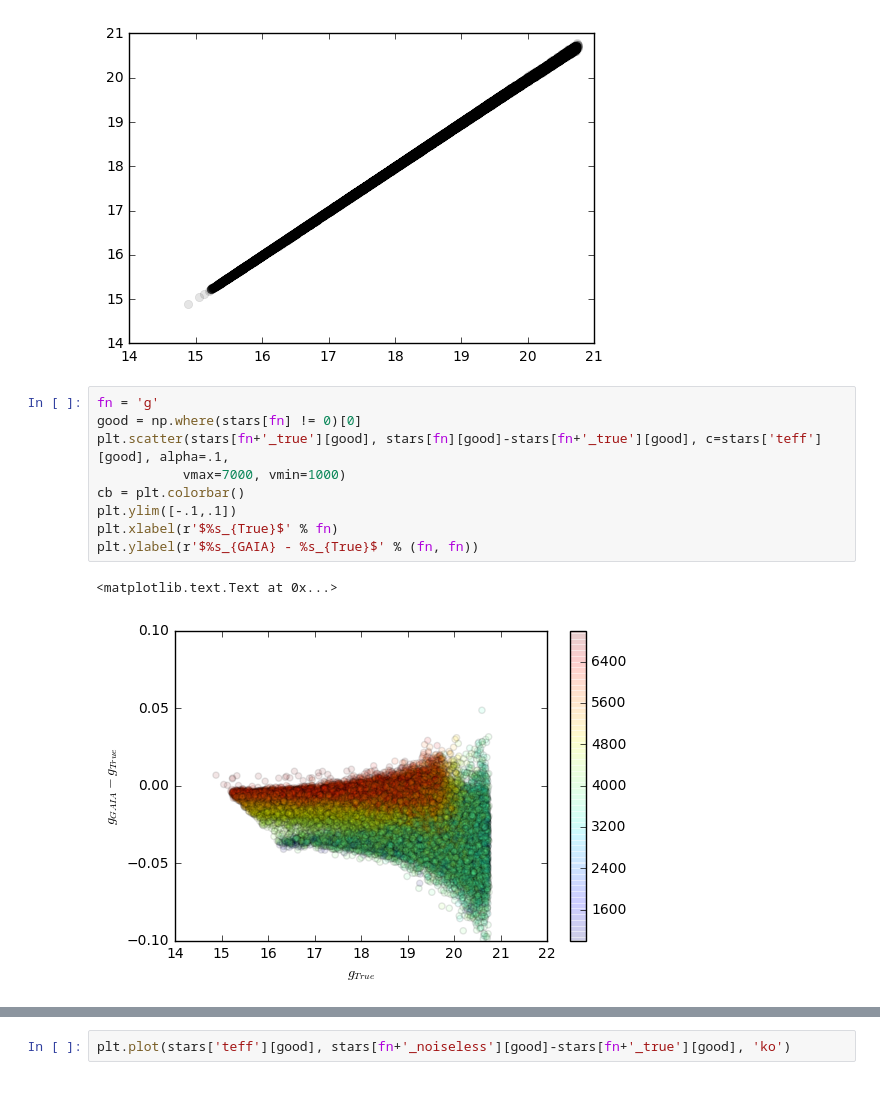
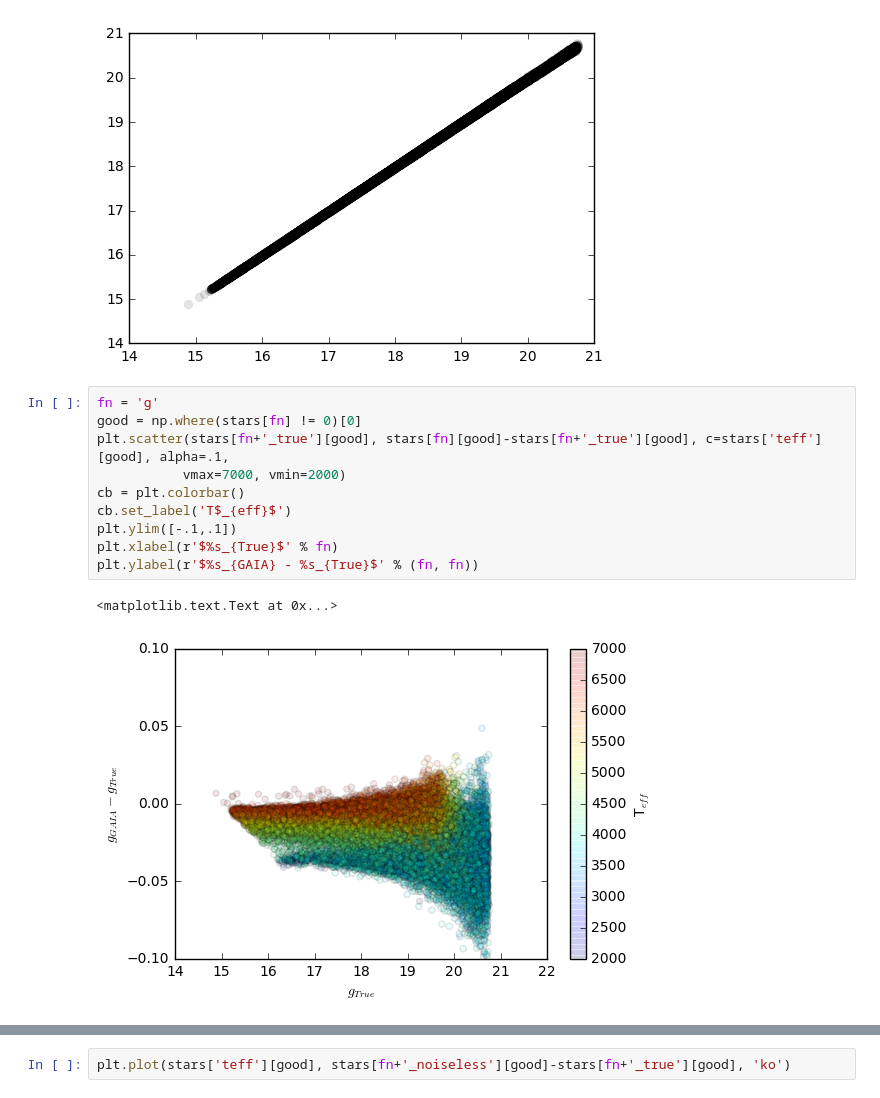
Before and after one commit to lsst-sims/sims_gaia_calib, a Jupyter notebook: python/blargh.ipynb, the cells around one changed output, grey strips where cells are left out. Drawn from its saved outputs; the diff is of its cells as text.

Commit message:
updating plots

```diff
--- a/python/blargh.ipynb
+++ b/python/blargh.ipynb
@@ -44,15 +50,16 @@ plt.plot(stars['g_true'][good], stars['g'][good], 'ko', alpha=.1)
 # %%
 fn = 'g'
 good = np.where(stars[fn] != 0)[0]
 plt.scatter(stars[fn+'_true'][good], stars[fn][good]-stars[fn+'_true'][good], c=stars['teff'][good], alpha=.1,
-           vmax=7000, vmin=1000)
+           vmax=7000, vmin=2000)
 cb = plt.colorbar()
+cb.set_label('T$_{eff}$')
 plt.ylim([-.1,.1])
 plt.xlabel(r'$%s_{True}$' % fn)
 plt.ylabel(r'$%s_{GAIA} - %s_{True}$' % (fn, fn))
 # %% [output]
 <matplotlib.text.Text at 0x...>
-[figure, old version]
+[figure, new version]
 # %%
 plt.scatter(stars[fn+'_true'][good], stars[fn+'_noiseless'][good]-stars[fn+'_true'][good],
             c=stars['teff'][good], alpha=.1,
```
Also changed, not shown: parts of 9 cells of this notebook, 3 other files.
